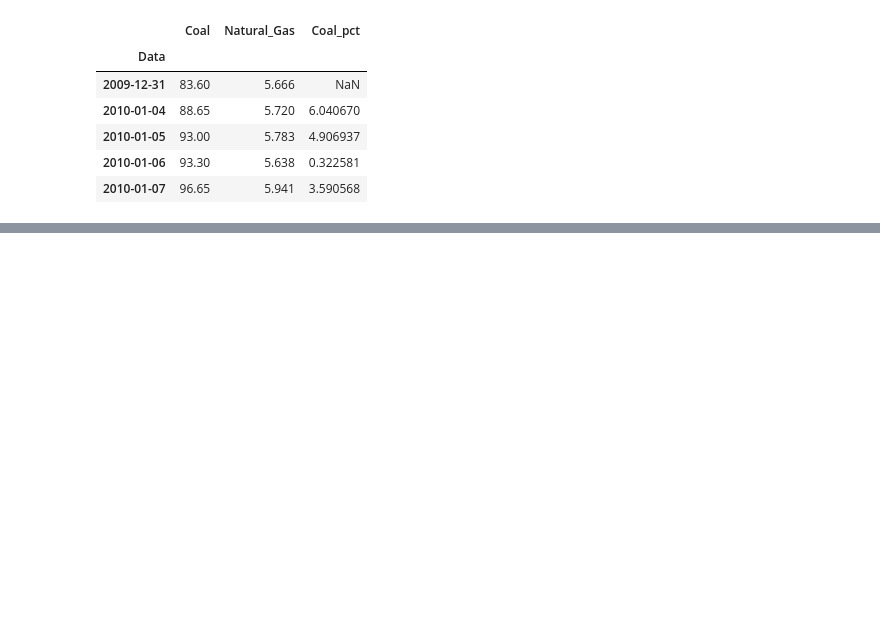
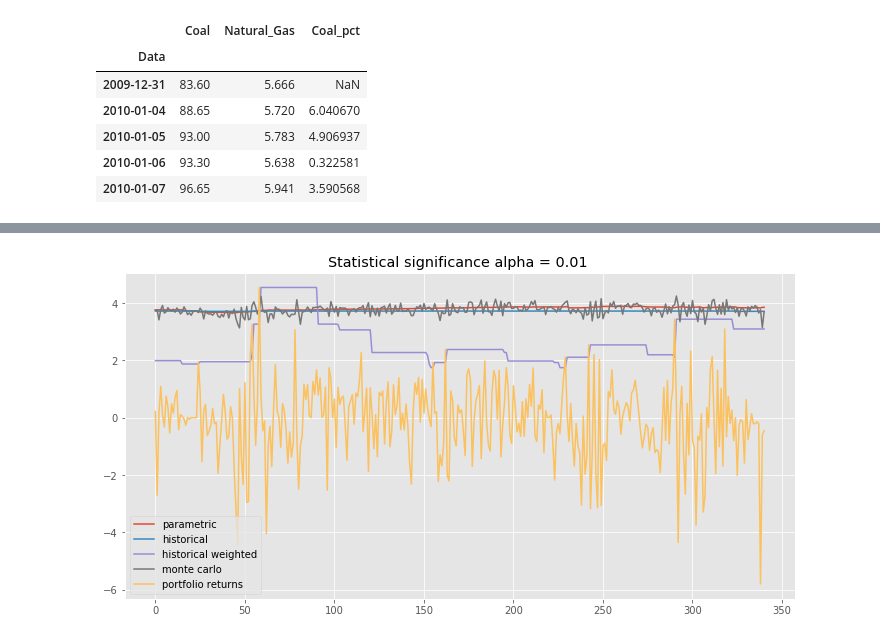
Before and after one commit to Karosemi/backtesting, a Jupyter notebook: BacktestingR.ipynb, the cells around one changed output, grey strips where cells are left out. Saved outputs shown, nothing was run; the diff lists cells and outputs as text; code cells hidden in the pictures; blank space fills up the shorter version.

```diff
--- a/BacktestingR.ipynb
+++ b/BacktestingR.ipynb
@@ -198,0 +255,13 @@ plt.show()
+# %%
+plt.style.use('ggplot')
+plt.figure(figsize = (12,6))
+plt.plot(Pvar9, label = "parametric")
+plt.plot(Hvar9, label = "historical")
+plt.plot(HWvar9, label = "historical weighted")
+plt.plot(Mvar9, label = "monte carlo")
+plt.plot(days.values, label = "portfolio returns" )
+plt.legend(loc = 3)
+plt.title("Statistical significance alpha = 0.01 ")
+plt.show()
+# %% [output]
+[figure, added]
```
Also changed, not shown: parts of 11 cells of this notebook.
